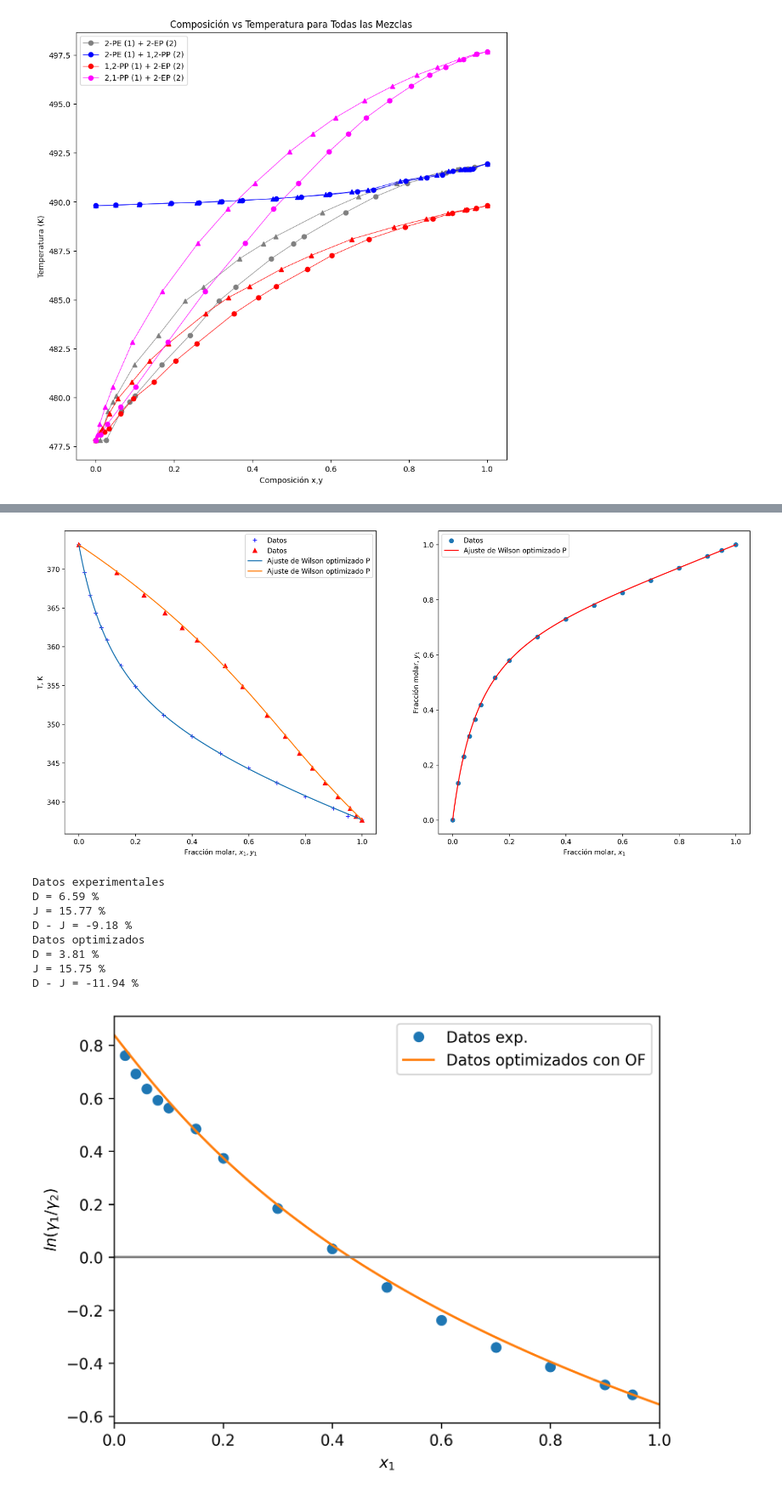
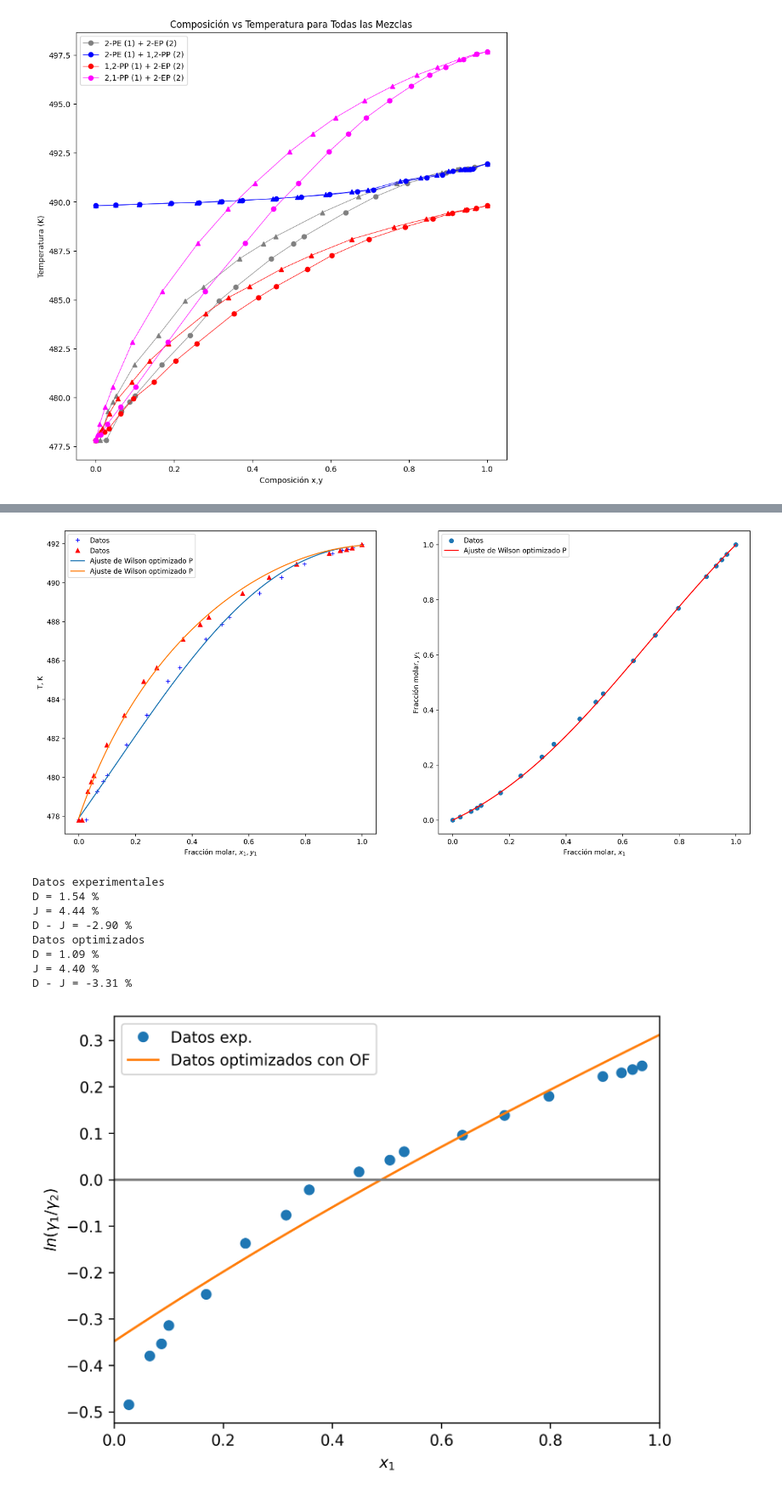
Before and after one commit to ChristianPh404/TQA, a Jupyter notebook: trabajo2.ipynb, the cells around one changed output, grey strips where cells are left out. Shown at 85% size. Drawn from its saved outputs; the diff is of its cells as text; code cells hidden in the pictures.

Commit message:
update
wilson corregido falta poner funcion objetivo

```diff
--- a/trabajo2.ipynb
+++ b/trabajo2.ipynb
@@ -54,8 +54,7 @@ import numpy as np
 import pandas as pd
 import matplotlib.pyplot as plt
 # Definir función para calcular la presión de saturación con la ecuación de Antoine:
-def Psat(A, B, C, D, E, F, G, T):
-    return np.exp(A + (B / (T + C)) + (D*T) + (E * np.log(T)) + (F * (T**G)))
+Psat = lambda An, T: np.exp(An[0] + (An[1] / (T + An[2])) + (An[3]*T) + (An[4]* np.log(T)) + (An[5] * (T**An[-1]))) # * 1000 si lo quisieramos en Pa
 
 # Datos experimentales:
 P = 101.325  # KPa
@@ -112,7 +111,7 @@ for mezcla in mezclas:
         fila = {'T_exp': T_exp[j], 'x': x[j], 'y': y[j]}
 
         # Calcular Psat para cada componente de la mezcla
-        Psat_i = [Psat(*Ant_params, T=T_exp[j]) for Ant_params in Antoine_params]
+        Psat_i = [Psat(Ant_params, T=T_exp[j]) for Ant_params in Antoine_params]
         # Calcular g1 para cada componente de la mezcla
         for k, (xi, yi, Psat_k) in enumerate(zip(x[j:], y[j:], Psat_i), start=1):
             # Manejar división por cero
@@ -417,5 +507,4 @@ D - J = 3.51 %
 # %%
-# -*- coding: utf-8 -*-
 """
 Created on Thu Dec  7 08:19:08 2023
 
@@ -432,31 +521,27 @@ R = 8.31446261815324
 comp1 = 'methanol'
 comp2 = 'water'
 
-An1 = [10.20409, 1581.341, -33.5]
-An2 = [10.08354, 1663.125, -45.622]
-TC1 = 512.5
-PC1 = 8084000.0
-VC1 = 0.000117
-ZC1 = 0.221964
-FA1 = 0.556
+An1 = np.array([58.17 , -8985.10 , 0, 0, -5.7034 , 4.6087e-18, 6])
+An2 = np.array([154.28, -13145.00, 0, 0, -20.1810, 1.0283e-5 , 2])
+TC1 = 698.78
+PC1 = 3990*1000
+VC1 = 0.395/1000
+ZC1 =  (PC1*VC1)/R/TC1
+
 TC2 = 647.14
-PC2 = 22060000.0
-VC2 = 5.6e-05
-ZC2 = 0.229593
-FA2 = 0.344
+PC2 = 4409*1000
+VC2 =0.342 /1000
+ZC2 =  (PC2*VC2)/R/TC2
+
 
 
 # Ecuación de Rackett para el volumen molar del líquido saturado
-# dos funciones según se conozca o no ZC
-def Vsat(T, TC, PC, FA):
-    ZRa = 0.29056 - 0.08775*FA
-    return R*TC/PC*ZRa**(1+(1-T/TC)**(2/7))
 
 # Volumen molar del líquido a partir del vapor
-#Vsat = lambda T, TC, PC, ZC: R*TC/PC*ZC**(1+(1-T/TC)**(2/7))
+Vsat = lambda T, TC, PC, ZC: R*TC/PC*ZC**(1+(1-T/TC)**(2/7))
 
-v1 = lambda T: Vsat(T,TC1,PC1,FA1)
-v2 = lambda T: Vsat(T,TC2,PC2,FA2)
+v1 = lambda T: Vsat(T,TC1,PC1,ZC1)
+v2 = lambda T: Vsat(T,TC2,PC2,ZC2)
 
 import numpy as np
 import matplotlib.pyplot as plt
@@ -464,12 +549,13 @@ from scipy.optimize import fsolve, minimize
 
 
 # Datos experimentales:
-P = 101325 # Pa
-T_exp = np.array([373.15, 369.55, 366.65, 364.35, 362.45, 360.85, 357.55, 354.85, 351.15, 348.45, 346.25, 344.35, 342.45, 340.65, 339.15, 338.15, 337.65])
-x1 = np.array([0, 0.02, 0.04, 0.06, 0.08, 0.10, 0.15, 0.20, 0.30, 0.40, 0.50, 0.60, 0.70, 0.80, 0.90, 0.95, 1])
-y1 = np.array([0, 0.134, 0.230, 0.304, 0.365, 0.418, 0.517, 0.579, 0.665, 0.729, 0.779, 0.825, 0.870, 0.915, 0.958, 0.979, 1])
+P = 101.325 # Pa
+T_exp = np.array([477.80, 477.80, 479.27, 479.77, 480.08, 481.66,483.18, 484.93, 485.63, 487.09, 487.85, 488.22, 489.45, 490.27, 490.95, 491.50, 491.65,491.70 ,491.78 , 491.95])
+x1 =np.array([0,  0.0269,0.0650, 0.0865,  0.1004, 0.1688, 0.2407, 0.3151,  0.3573,  0.4488, 0.5054, 0.5317, 0.6381,  0.7156, 0.7969, 0.8958,  0.9303,0.9503, 0.9679, 1.0000])
+y1 = np.array([0, 0.0115,0.0316, 0.0437,  0.0531,  0.0988, 0.1609, 0.2292,0.2754, 0.3676, 0.4285, 0.4593, 0.5784, 0.6718, 0.7692, 0.8842, 0.9228, 0.9452 ,  0.9648, 1])
 # Se define una función para calcular la presión de saturación con la ecuación de Antoine:
-Psat = lambda An, T: 10**(An[0]-An[1]/(T+An[2]))
+Psat = lambda An, T: np.exp(An[0] + (An[1] / (T + An[2])) + (An[3]*T) + (An[4]* np.log(T)) + (An[5] * (T**An[-1])))
+
 
 # Comprobación de ecuación de Antoine
 print('Comprobación de los parámetros de Antoine con las temp. de saturación de los comp. puros:')
@@ -601,10 +687,10 @@ Parámetros Wilson optimizados: [ 826.6469095  1831.66953184]
-[figure, old version]
+[figure, new version]
-Datos experimentales
-D = 6.59 %
-J = 15.77 %
-D - J = -9.18 %
-Datos optimizados
-D = 3.81 %
-J = 15.75 %
-D - J = -11.94 %
+Datos experimentales
+D = 1.54 %
+J = 4.44 %
+D - J = -2.90 %
+Datos optimizados
+D = 1.09 %
+J = 4.40 %
+D - J = -3.31 %
-[figure, old version]
+[figure, new version]
```
Also changed, not shown: parts of 4 cells of this notebook.
